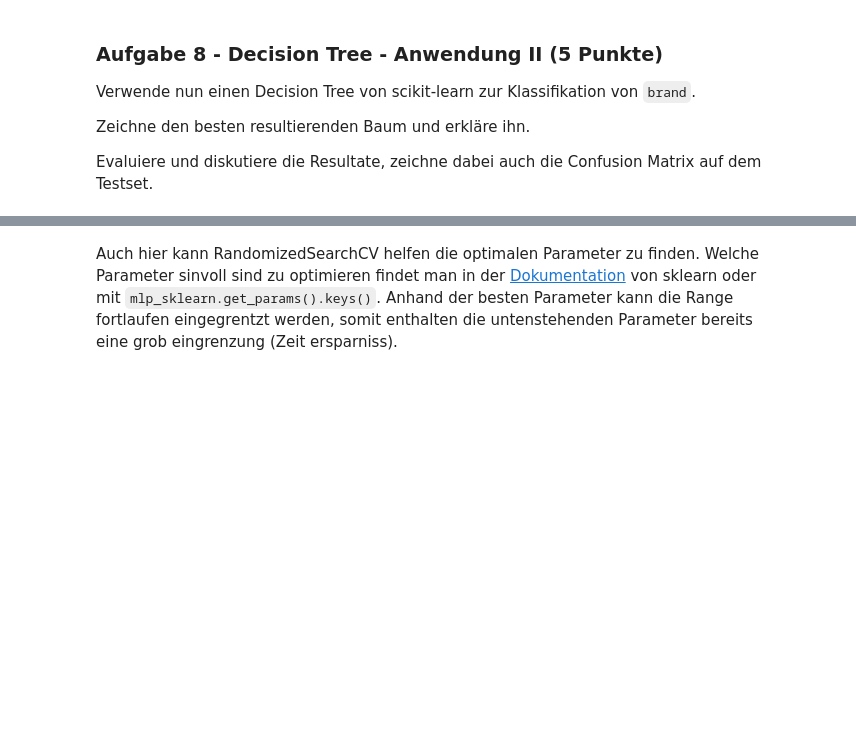
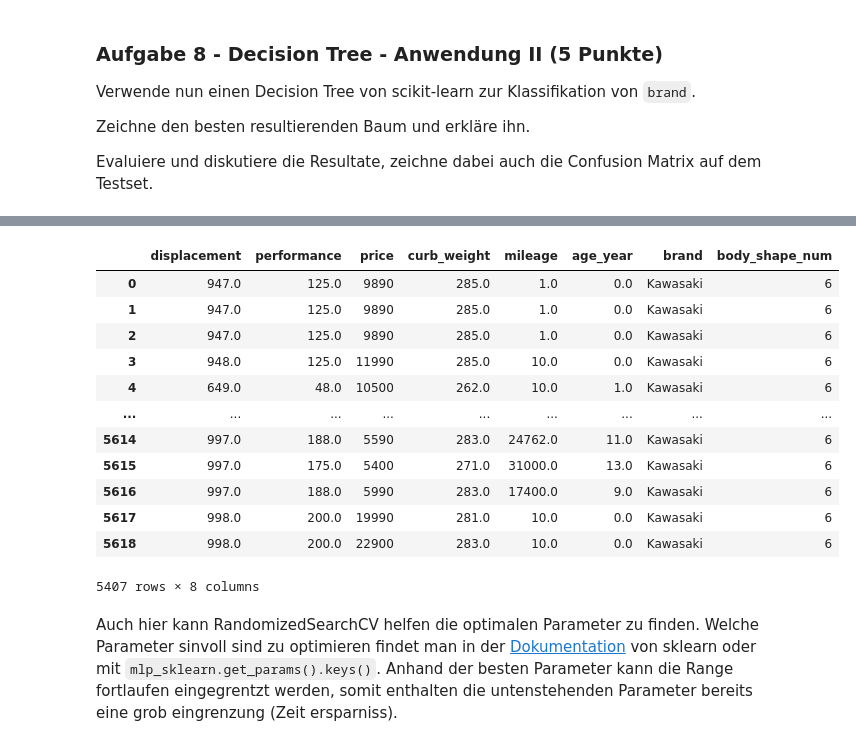
Before and after one commit to rootpi2203/ds_gml, a Jupyter notebook: gml_minichallenge_2/gml_minichallenge_2.ipynb, the cells around one changed output, grey strips where cells are left out. Cells and saved outputs as stored; diff of their text form; code cells hidden in the pictures; blank space fills up the shorter version.

```diff
--- a/gml_minichallenge_2/gml_minichallenge_2.ipynb
+++ b/gml_minichallenge_2/gml_minichallenge_2.ipynb
@@ -2662,0 +2642,28 @@ X_train_scaled
+# %%
+from sklearn.tree import DecisionTreeClassifier
+from sklearn.model_selection import GridSearchCV
+from sklearn.model_selection import RandomizedSearchCV
+
+# Daten vorbereiten
+attr_tree_2 = ['displacement', 'performance', 'price', 'curb_weight', 'mileage', 'age_year', 'body_shape', 'brand']
+df_tree_model2 = df_moto_clean[attr_tree_2]
+
+# setze Attribute body_shape als Zahl
+df_tree_model2_num = df_tree_model2.copy()
+df_tree_model2_num['body_shape_num'] = df_tree_model2['body_shape'].cat.codes.copy()
+df_tree_model2_num.drop('body_shape', axis=1, inplace=True)
+df_tree_model2_num
+# %% [output]
+|  | displacement | performance | price | curb_weight | mileage | age_year | brand | body_shape_num |
+| 0 | 947.0 | 125.0 | 9890 | 285.0 | 1.0 | 0.0 | Kawasaki | 6 |
+| 1 | 947.0 | 125.0 | 9890 | 285.0 | 1.0 | 0.0 | Kawasaki | 6 |
+| 2 | 947.0 | 125.0 | 9890 | 285.0 | 1.0 | 0.0 | Kawasaki | 6 |
+| 3 | 948.0 | 125.0 | 11990 | 285.0 | 10.0 | 0.0 | Kawasaki | 6 |
+| 4 | 649.0 | 48.0 | 10500 | 262.0 | 10.0 | 1.0 | Kawasaki | 6 |
+| ... | ... | ... | ... | ... | ... | ... | ... | ... |
+| 5614 | 997.0 | 188.0 | 5590 | 283.0 | 24762.0 | 11.0 | Kawasaki | 6 |
+| 5615 | 997.0 | 175.0 | 5400 | 271.0 | 31000.0 | 13.0 | Kawasaki | 6 |
+| 5616 | 997.0 | 188.0 | 5990 | 283.0 | 17400.0 | 9.0 | Kawasaki | 6 |
+| 5617 | 998.0 | 200.0 | 19990 | 281.0 | 10.0 | 0.0 | Kawasaki | 6 |
+| 5618 | 998.0 | 200.0 | 22900 | 283.0 | 10.0 | 0.0 | Kawasaki | 6 |
+5407 rows × 8 columns
```
Also changed, not shown: parts of 16 cells of this notebook.
